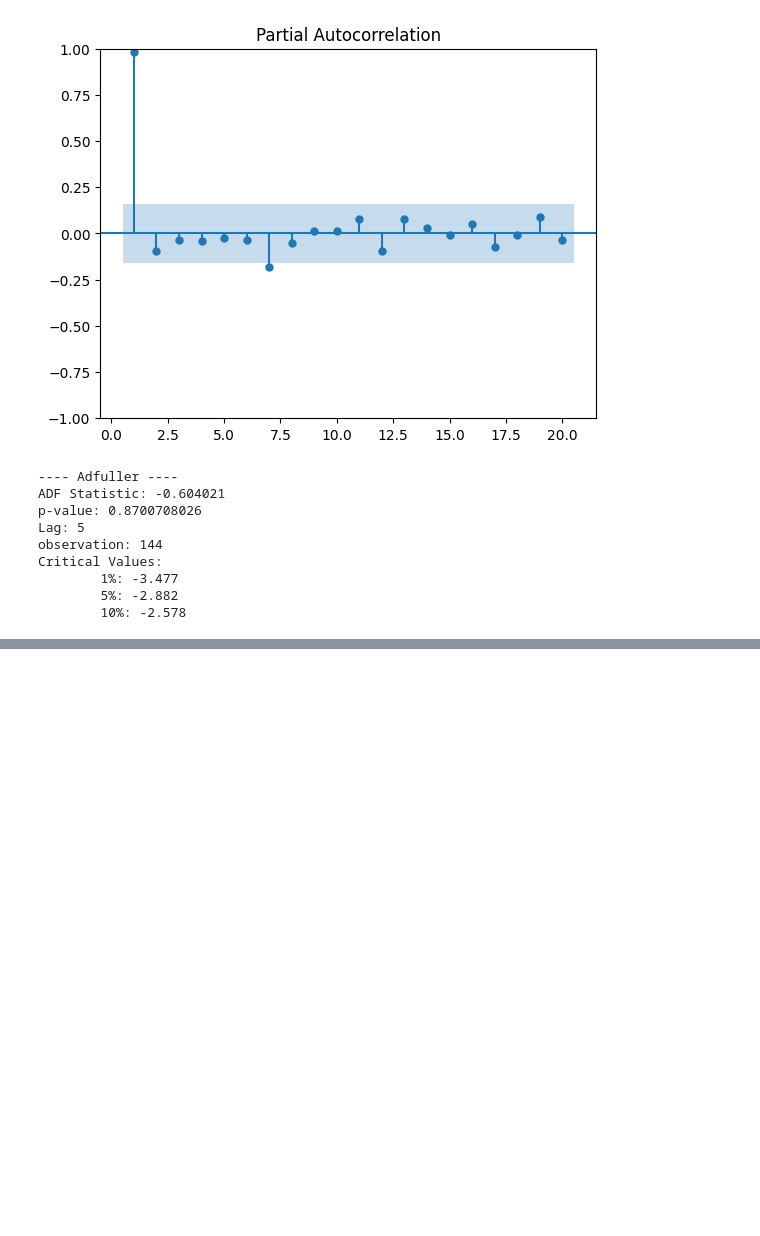
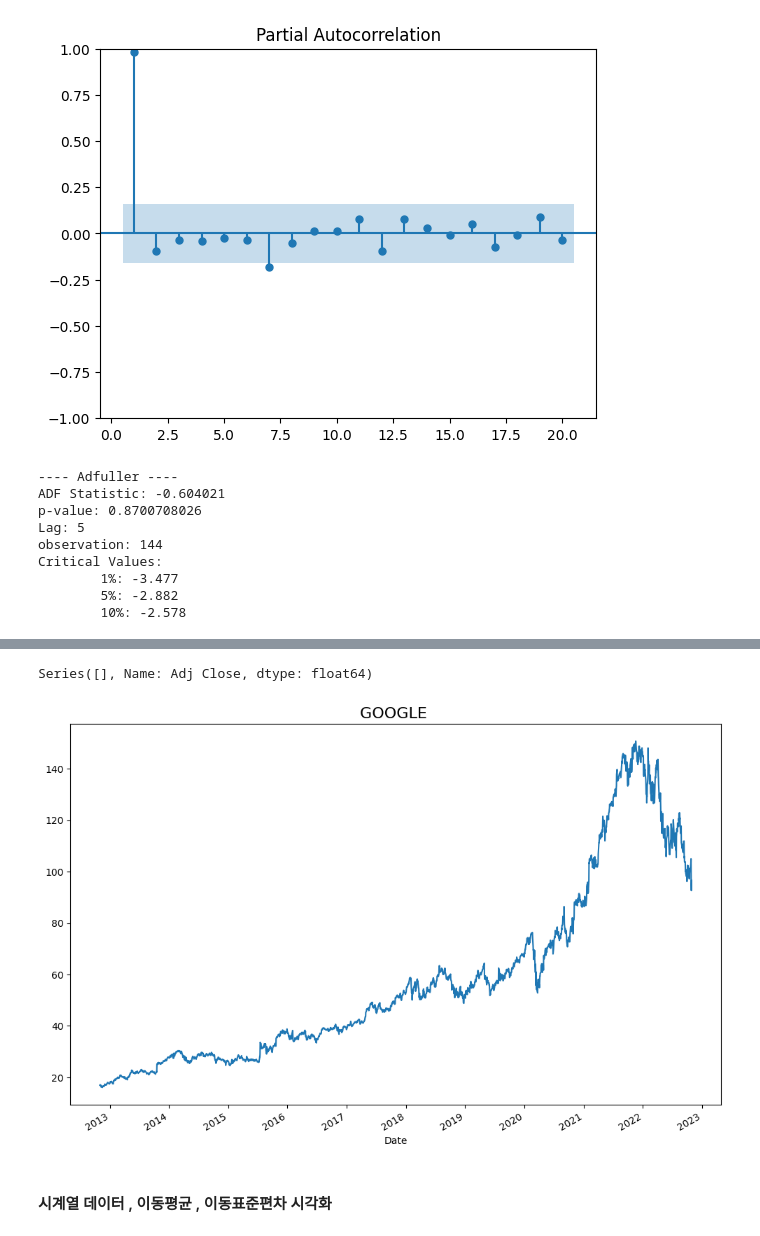
Before and after one commit to kbigdata0010/ml, a Jupyter notebook: 시계열예측.ipynb, the cells around one changed output, grey strips where cells are left out. Cells and saved outputs as stored; diff of their text form; code cells hidden in the pictures; blank space fills up the shorter version.

```diff
--- a/시계열예측.ipynb
+++ b/시계열예측.ipynb
@@ -44,3 +44,12 @@ Critical Values:
         1%: -3.477
         5%: -2.882
         10%: -2.578
+# %%
+import FinanceDataReader as fdr
+import datetime
+import pandas as pd
+import numpy as np
+import matplotlib.pyplot as plt
+
+df = fdr.DataReader('GOOG' , start='2012-10-31' ,end='2022-10-31')
+df.tail(3)
@@ -46,0 +78,12 @@ Critical Values:
+# %%
+df['Adj Close'][df['Volume'] ==0]
+# %% [output]
+Series([], Name: Adj Close, dtype: float64)
+# %%
+df['Adj Close'].plot(figsize=[12, 8])
+plt.title('GOOGLE ', fontsize=16)
+plt.show()
+# %% [output]
+[figure, added]
+# %% [markdown]
+#### 시계열 데이터 , 이동평균 , 이동표준편차 시각화
```
Also changed, not shown: parts of 33 cells of this notebook, 1 other file.
